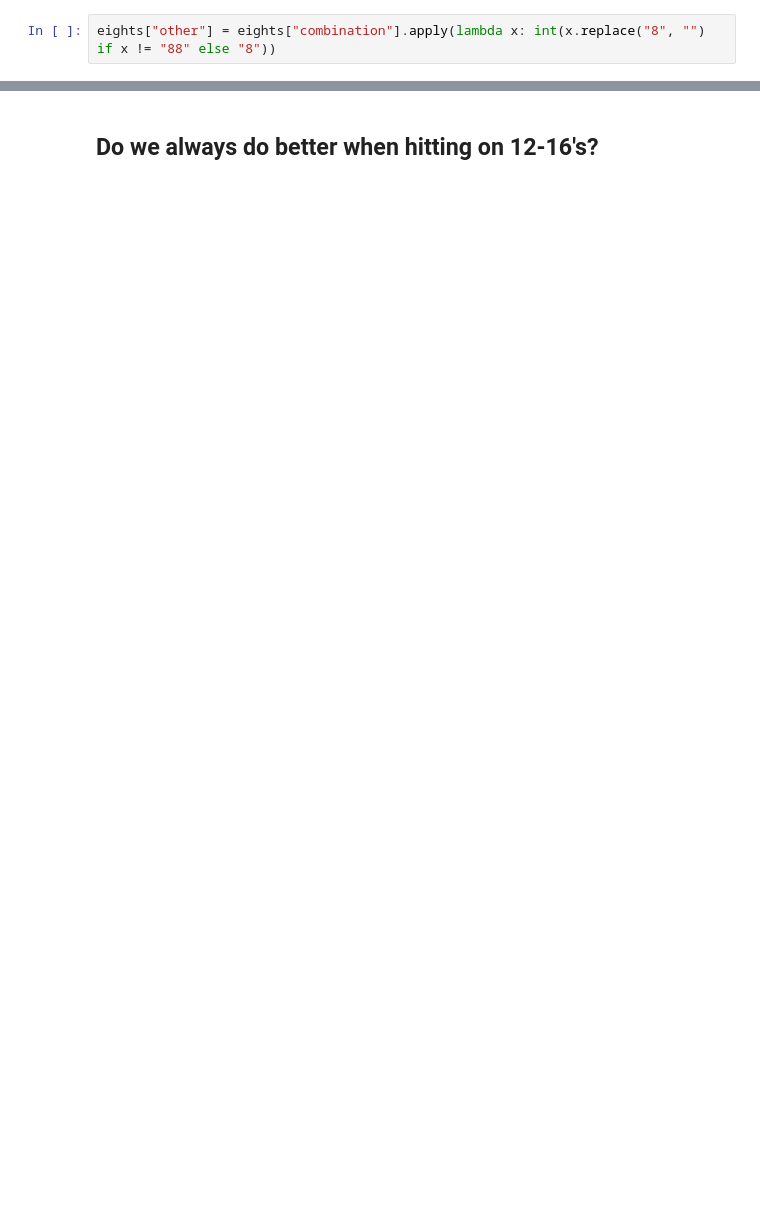
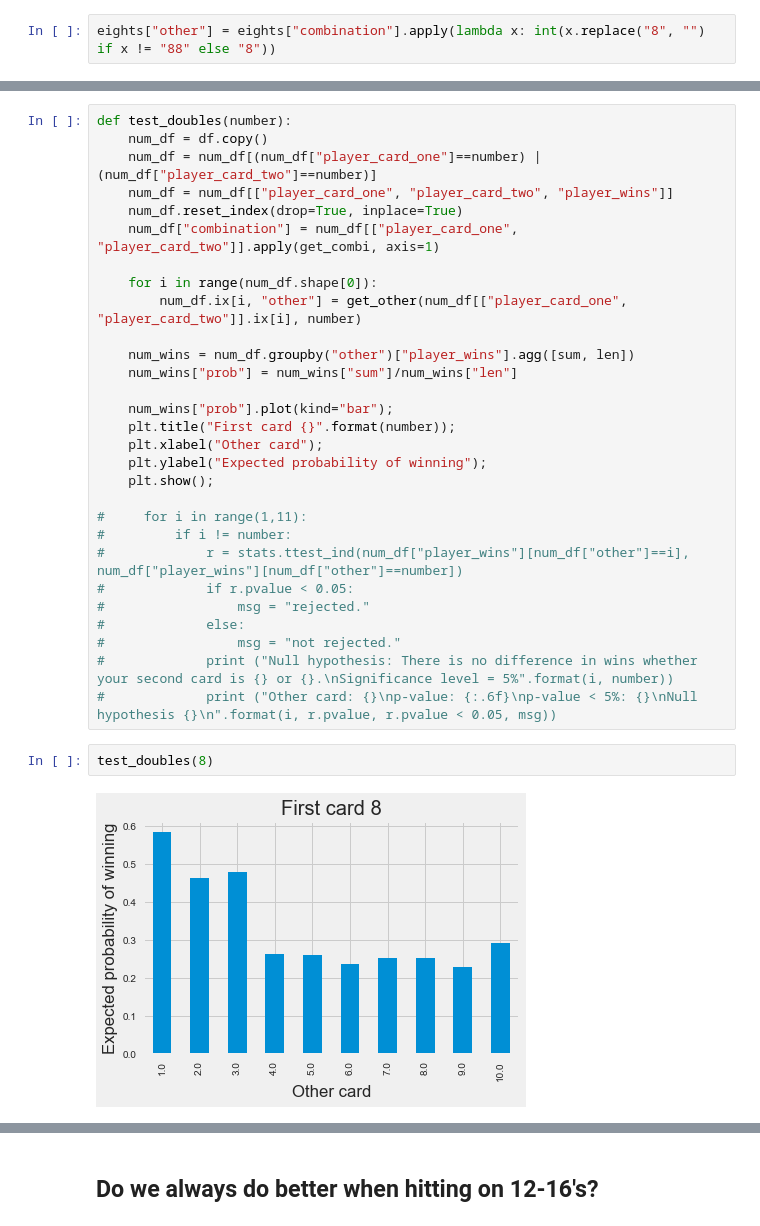
Before and after one commit to jocelyn-ong/data-science-projects, a Jupyter notebook: others/blackjack/data-analysis.ipynb, the cells around one changed output, grey strips where cells are left out. Saved outputs shown, nothing was run; the diff lists cells and outputs as text; blank space fills up the shorter version.

```diff
--- a/others/blackjack/data-analysis.ipynb
+++ b/others/blackjack/data-analysis.ipynb
@@ -335,0 +382,33 @@ Null hypothesis not rejected. There is probably no difference.
+# %%
+def test_doubles(number):
+    num_df = df.copy()
+    num_df = num_df[(num_df["player_card_one"]==number) | (num_df["player_card_two"]==number)]
+    num_df = num_df[["player_card_one", "player_card_two", "player_wins"]]
+    num_df.reset_index(drop=True, inplace=True)
+    num_df["combination"] = num_df[["player_card_one", "player_card_two"]].apply(get_combi, axis=1)
+
+    for i in range(num_df.shape[0]):
+        num_df.ix[i, "other"] = get_other(num_df[["player_card_one", "player_card_two"]].ix[i], number)
+
+    num_wins = num_df.groupby("other")["player_wins"].agg([sum, len])
+    num_wins["prob"] = num_wins["sum"]/num_wins["len"]
+
+    num_wins["prob"].plot(kind="bar");
+    plt.title("First card {}".format(number));
+    plt.xlabel("Other card");
+    plt.ylabel("Expected probability of winning");
+    plt.show();
+
+#     for i in range(1,11):
+#         if i != number:
+#             r = stats.ttest_ind(num_df["player_wins"][num_df["other"]==i], num_df["player_wins"][num_df["other"]==number])
+#             if r.pvalue < 0.05:
+#                 msg = "rejected."
+#             else:
+#                 msg = "not rejected."
+#             print ("Null hypothesis: There is no difference in wins whether your second card is {} or {}.\nSignificance level = 5%".format(i, number))
+#             print ("Other card: {}\np-value: {:.6f}\np-value < 5%: {}\nNull hypothesis {}\n".format(i, r.pvalue, r.pvalue < 0.05, msg))
+# %%
+test_doubles(8)
+# %% [output]
+[figure, added]
```
Also changed, not shown: parts of 27 cells of this notebook.
